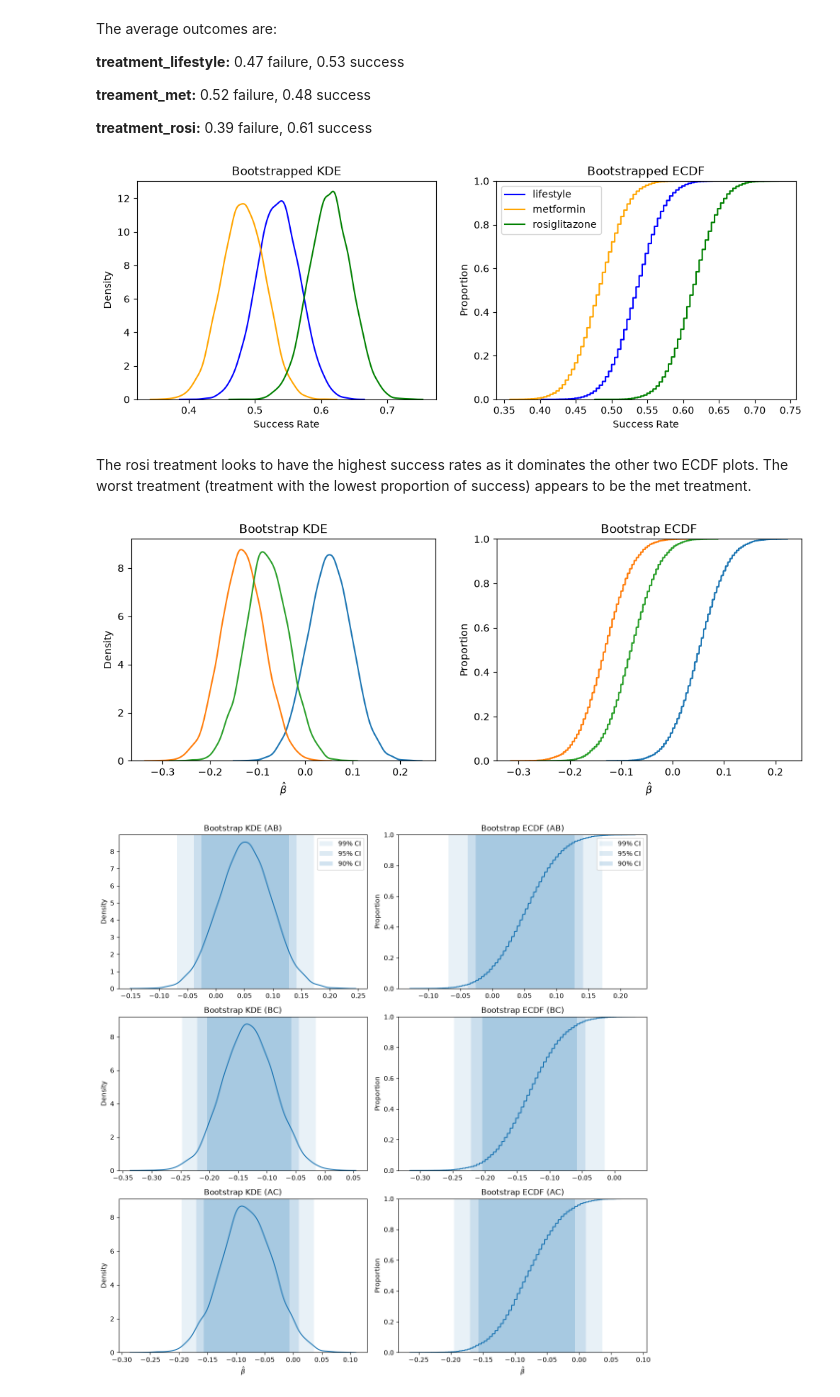
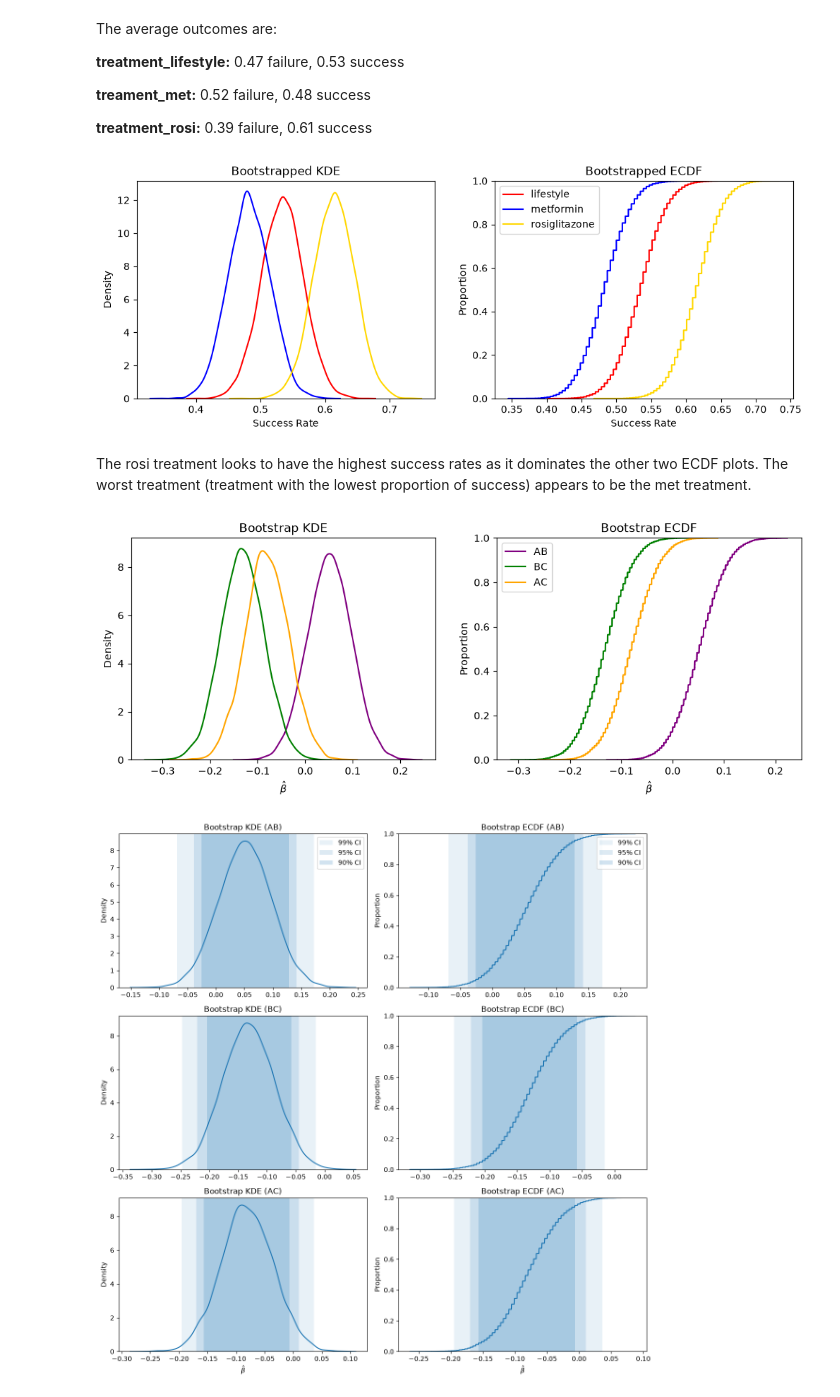
Before and after one commit to hdykens/UU_Lab_Repo, a Jupyter notebook: lab_06/lab_06.ipynb, the cells around one changed output. Drawn from its saved outputs; the diff is of its cells as text; code cells hidden in the pictures.

```diff
--- a/lab_06/lab_06.ipynb
+++ b/lab_06/lab_06.ipynb
@@ -286,40 +286,41 @@ for t in range(R):
 # %%
 fig, ax = plt.subplots(1, 2, figsize=(12, 4))
 
-sns.kdeplot(outcome_a, label='lifestyle', color='blue', ax=ax[0])
-sns.kdeplot(outcome_b, label='metformin', color='orange', ax=ax[0]).set(title='Bootstrapped KDE', xlabel='Success Rate', ylabel='Density')
-sns.kdeplot(outcome_c, label='rosiglitazone', color='green', ax=ax[0]).set(title='Bootstrapped KDE', xlabel='Success Rate', ylabel='Density')
+sns.kdeplot(outcome_a, label='lifestyle', color='red', ax=ax[0])
+sns.kdeplot(outcome_b, label='metformin', color='blue', ax=ax[0]).set(title='Bootstrapped KDE', xlabel='Success Rate', ylabel='Density')
+sns.kdeplot(outcome_c, label='rosiglitazone', color='#FFD700', ax=ax[0]).set(title='Bootstrapped KDE', xlabel='Success Rate', ylabel='Density')
 
-sns.ecdfplot(outcome_a, label='lifestyle', color='blue', ax=ax[1])
-sns.ecdfplot(outcome_b, label='metformin', color='orange', ax=ax[1]).set(title='Bootstrapped ECDF', xlabel='Success Rate', ylabel='Proportion')
-sns.ecdfplot(outcome_c, label='rosiglitazone', color='green', ax=ax[1]).set(title='Bootstrapped ECDF', xlabel='Success Rate', ylabel='Proportion')
+sns.ecdfplot(outcome_a, label='lifestyle', color='red', ax=ax[1])
+sns.ecdfplot(outcome_b, label='metformin', color='blue', ax=ax[1]).set(title='Bootstrapped ECDF', xlabel='Success Rate', ylabel='Proportion')
+sns.ecdfplot(outcome_c, label='rosiglitazone', color='#FFD700', ax=ax[1]).set(title='Bootstrapped ECDF', xlabel='Success Rate', ylabel='Proportion')
 
 plt.legend()
 plt.show()
 # %% [output]
-[figure, old version]
+[figure, new version]
 # %% [markdown]
 The rosi treatment looks to have the highest success rates as it dominates the other two ECDF plots. The worst treatment (treatment with the lowest proportion of success) appears to be the met treatment.
 # %%
 fig, ax = plt.subplots(1, 2, figsize=(12, 4))
 
 ## KDE
-sns.kdeplot(ate_ab_list, ax=ax[0])
-sns.kdeplot(ate_bc_list, ax=ax[0])
-sns.kdeplot(ate_ac_list, ax=ax[0])
+sns.kdeplot(ate_ab_list, ax=ax[0], color="purple", label="AB")
+sns.kdeplot(ate_bc_list, ax=ax[0], color="green", label="BC")
+sns.kdeplot(ate_ac_list, ax=ax[0], color="orange", label="AC")
 ax[0].set_xlabel(r"$\hat{\beta}$")
 ax[0].set_title("Bootstrap KDE")
 
 ## ECDF
-sns.ecdfplot(ate_ab_list, ax=ax[1])
-sns.ecdfplot(ate_bc_list, ax=ax[1])
-sns.ecdfplot(ate_ac_list, ax=ax[1])
+sns.ecdfplot(ate_ab_list, ax=ax[1], color="purple", label="AB")
+sns.ecdfplot(ate_bc_list, ax=ax[1], color="green", label="BC")
+sns.ecdfplot(ate_ac_list, ax=ax[1], color="orange", label="AC")
 ax[1].set_xlabel(r"$\hat{\beta}$")
 ax[1].set_title("Bootstrap ECDF")
 
+plt.legend()
 plt.show()
 # %% [output]
-[figure, old version]
+[figure, new version]
 # %%
 ci90_ab = np.quantile(ate_ab_list, [.05, .95])
 ci95_ab = np.quantile(ate_ab_list, [.025, .975])
```
Also changed, not shown: parts of 1 cell of this notebook, 7 other files.
